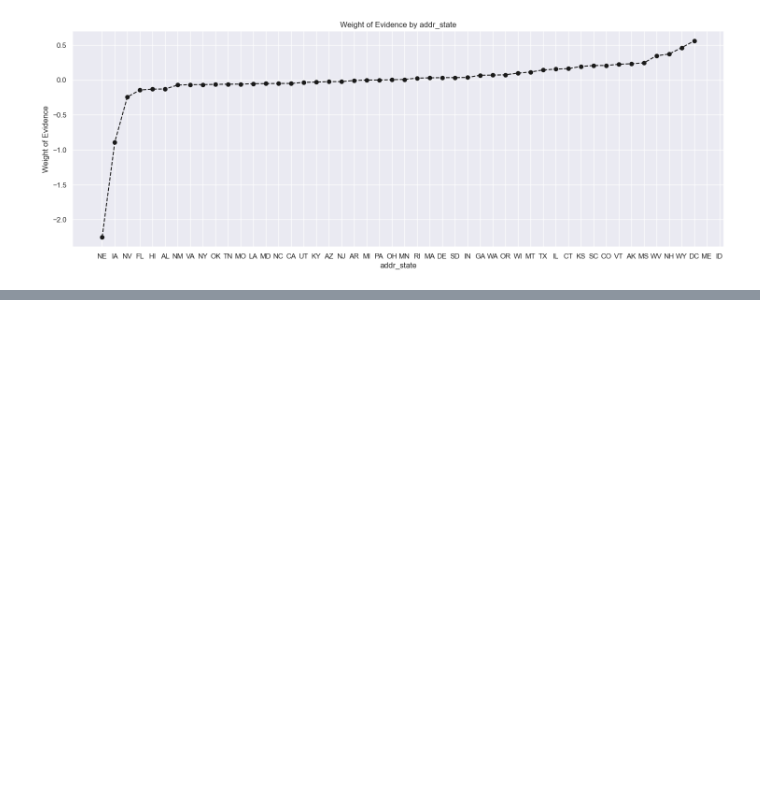
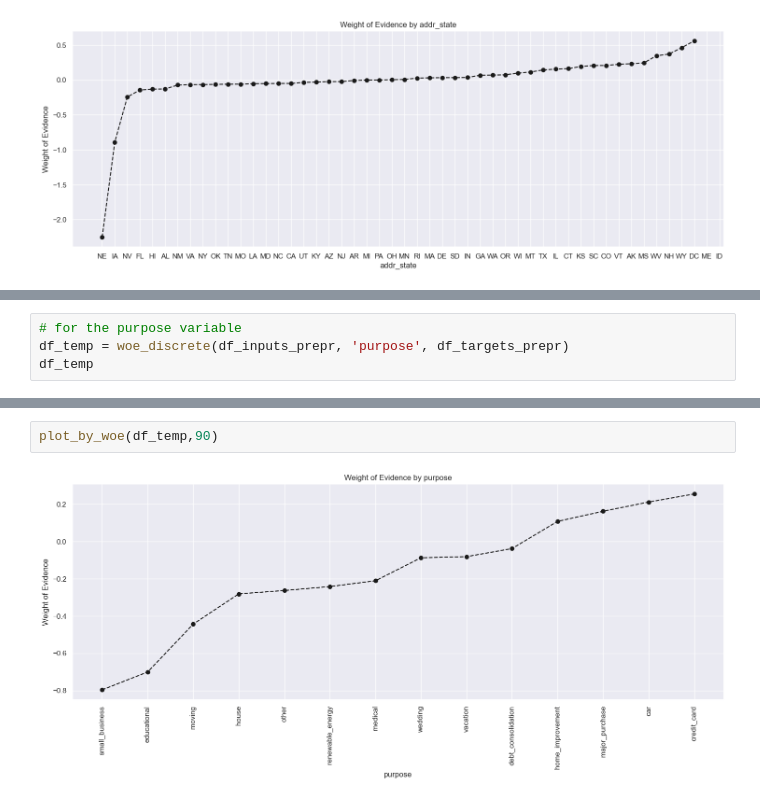
Before and after one commit to shruti-sriniv/Cred-Risk, a Jupyter notebook: Data Processing.ipynb, the cells around one changed output, grey strips where cells are left out. Saved outputs shown, nothing was run; the diff lists cells and outputs as text; blank space fills up the shorter version.

```diff
--- a/Data Processing.ipynb
+++ b/Data Processing.ipynb
@@ -869,0 +884,4 @@ df_inputs_prepr['addr_state:WV_NH_WY_DC_ME_ID'] = sum([df_inputs_prepr['addr_sta
+# %%
+# for the purpose variable
+df_temp = woe_discrete(df_inputs_prepr, 'purpose', df_targets_prepr)
+df_temp
@@ -869,0 +904,4 @@ df_inputs_prepr['addr_state:WV_NH_WY_DC_ME_ID'] = sum([df_inputs_prepr['addr_sta
+# %%
+plot_by_woe(df_temp,90)
+# %% [output]
+[figure, added]
```
Also changed, not shown: parts of 17 cells of this notebook.
